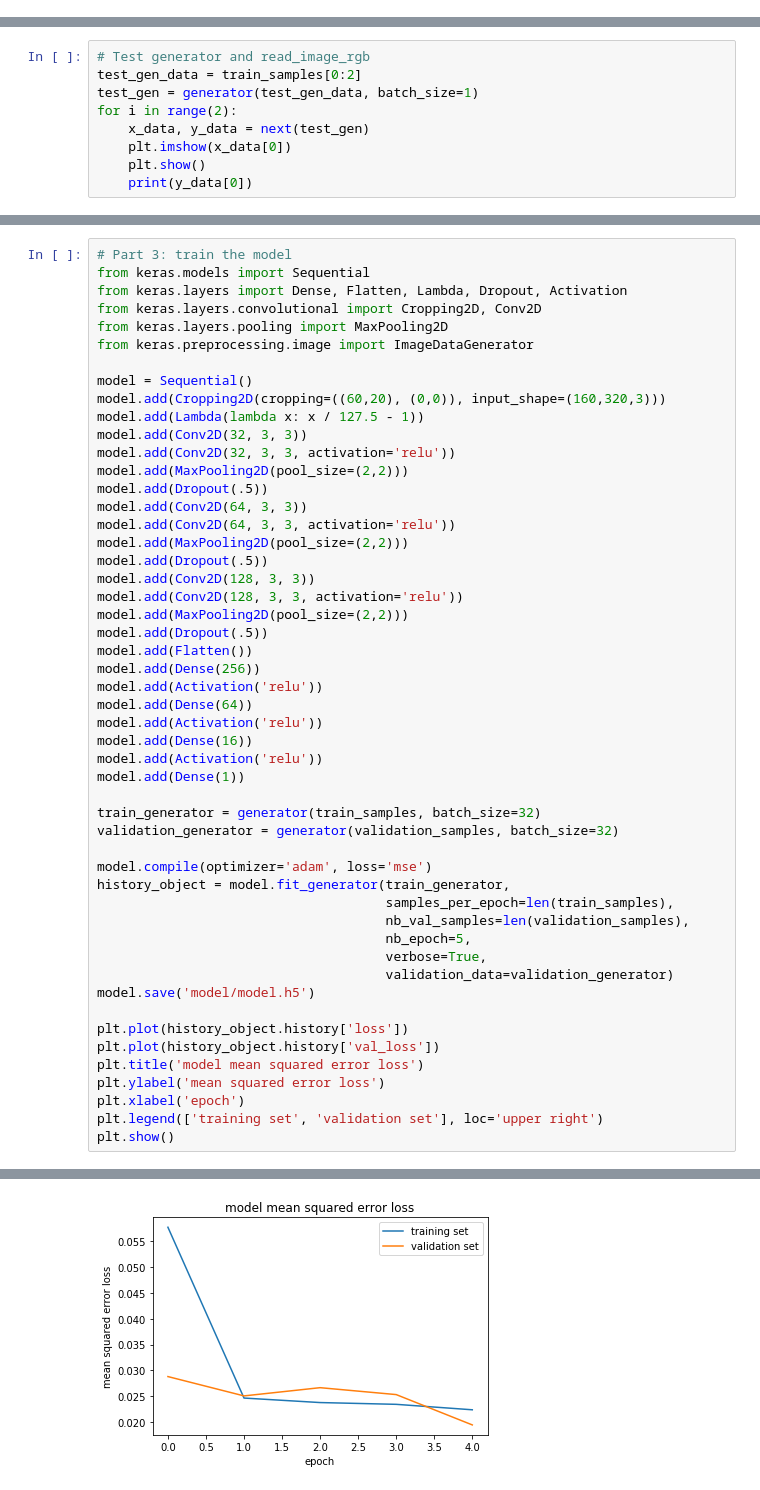
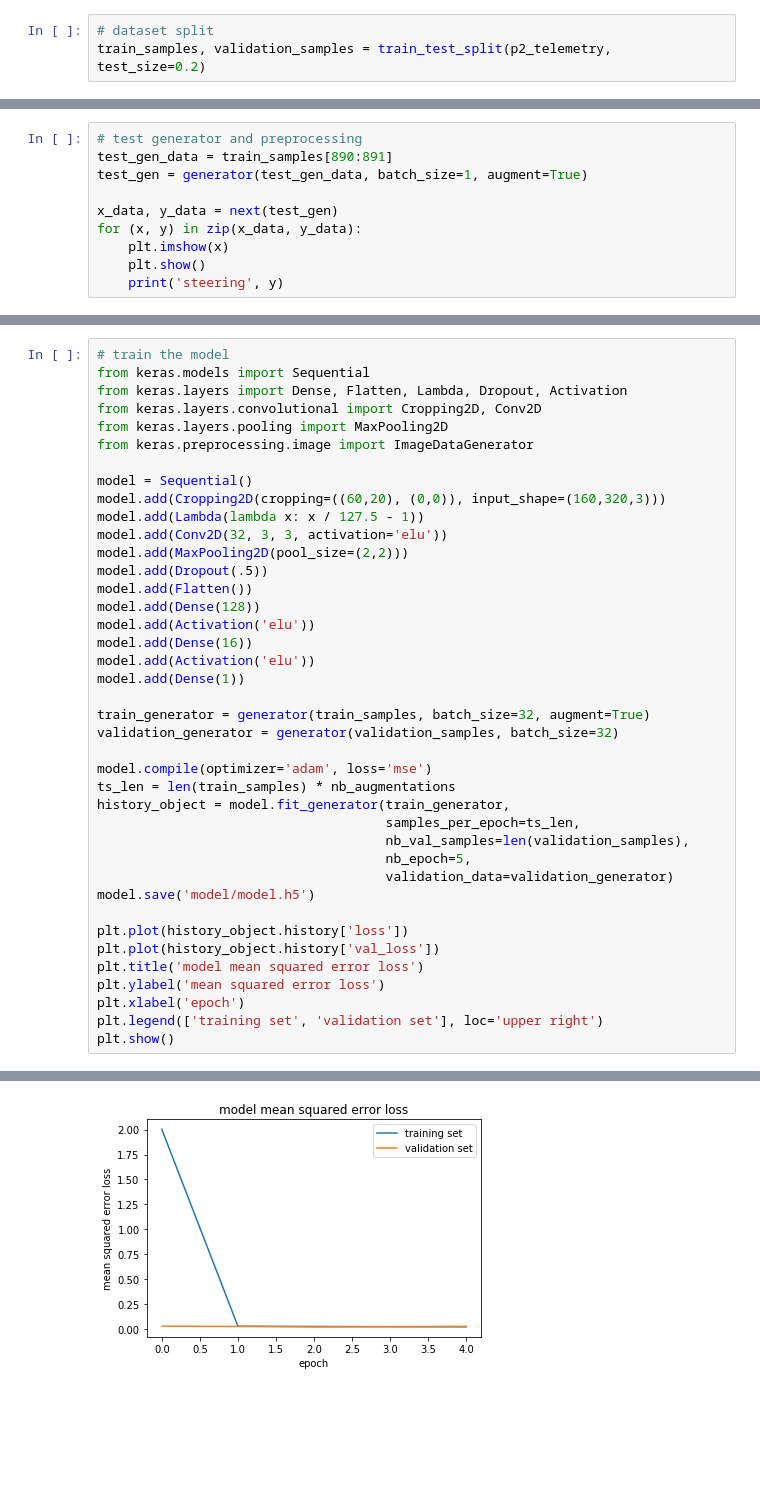
Before and after one commit to grodowski/CarND-Behavioral-Cloning-P3, a Jupyter notebook: Behavioral Cloning - Build and train the model.ipynb, the cells around one changed output, grey strips where cells are left out. Cells and saved outputs as stored; diff of their text form; blank space fills up the shorter version.

```diff
--- a/Behavioral Cloning - Build and train the model.ipynb
+++ b/Behavioral Cloning - Build and train the model.ipynb
@@ -48,0 +71,3 @@ def generator(samples, batch_size=32):
+# %%
+# dataset split
+train_samples, validation_samples = train_test_split(p2_telemetry, test_size=0.2)
@@ -49,10 +122,11 @@ def generator(samples, batch_size=32):
 # %%
-# Test generator and read_image_rgb
-test_gen_data = train_samples[0:2]
-test_gen = generator(test_gen_data, batch_size=1)
-for i in range(2):
-    x_data, y_data = next(test_gen)
-    plt.imshow(x_data[0])
+# test generator and preprocessing
+test_gen_data = train_samples[890:891]
+test_gen = generator(test_gen_data, batch_size=1, augment=True)
+
+x_data, y_data = next(test_gen)
+for (x, y) in zip(x_data, y_data):
+    plt.imshow(x)
     plt.show()
-    print(y_data[0])
+    print('steering', y)
 # %% [output]
@@ -63,5 +141,5 @@ for i in range(2):
 # %%
-# Part 3: train the model
+# train the model
 from keras.models import Sequential
 from keras.layers import Dense, Flatten, Lambda, Dropout, Activation
 from keras.layers.convolutional import Cropping2D, Conv2D
@@ -71,36 +149,25 @@ from keras.preprocessing.image import ImageDataGenerator
 model = Sequential()
 model.add(Cropping2D(cropping=((60,20), (0,0)), input_shape=(160,320,3)))
 model.add(Lambda(lambda x: x / 127.5 - 1))
-model.add(Conv2D(32, 3, 3))
-model.add(Conv2D(32, 3, 3, activation='relu'))
-model.add(MaxPooling2D(pool_size=(2,2)))
-model.add(Dropout(.5))
-model.add(Conv2D(64, 3, 3))
-model.add(Conv2D(64, 3, 3, activation='relu'))
-model.add(MaxPooling2D(pool_size=(2,2)))
-model.add(Dropout(.5))
-model.add(Conv2D(128, 3, 3))
-model.add(Conv2D(128, 3, 3, activation='relu'))
+model.add(Conv2D(32, 3, 3, activation='elu'))
 model.add(MaxPooling2D(pool_size=(2,2)))
 model.add(Dropout(.5))
 model.add(Flatten())
-model.add(Dense(256))
-model.add(Activation('relu'))
-model.add(Dense(64))
-model.add(Activation('relu'))
+model.add(Dense(128))
+model.add(Activation('elu'))
 model.add(Dense(16))
-model.add(Activation('relu'))
+model.add(Activation('elu'))
 model.add(Dense(1))
 
-train_generator = generator(train_samples, batch_size=32)
+train_generator = generator(train_samples, batch_size=32, augment=True)
 validation_generator = generator(validation_samples, batch_size=32)
 
 model.compile(optimizer='adam', loss='mse')
+ts_len = len(train_samples) * nb_augmentations
 history_object = model.fit_generator(train_generator,
-                                     samples_per_epoch=len(train_samples),
+                                     samples_per_epoch=ts_len,
                                      nb_val_samples=len(validation_samples),
                                      nb_epoch=5,
-                                     verbose=True,
                                      validation_data=validation_generator)
 model.save('model/model.h5')
 
@@ -126 +193 @@ Epoch 5/5
-[figure, old version]
+[figure, new version]
```
Also changed, not shown: parts of 9 cells of this notebook.
